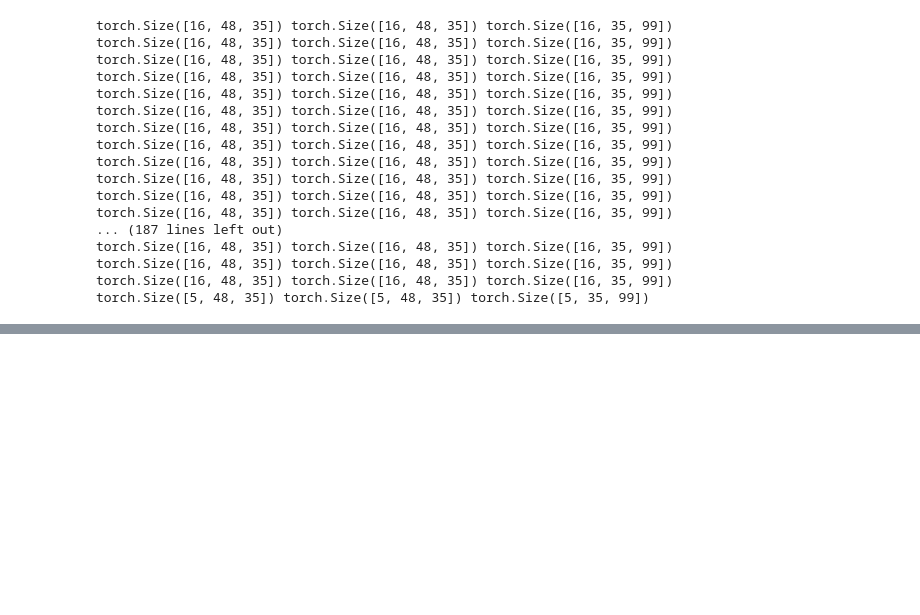
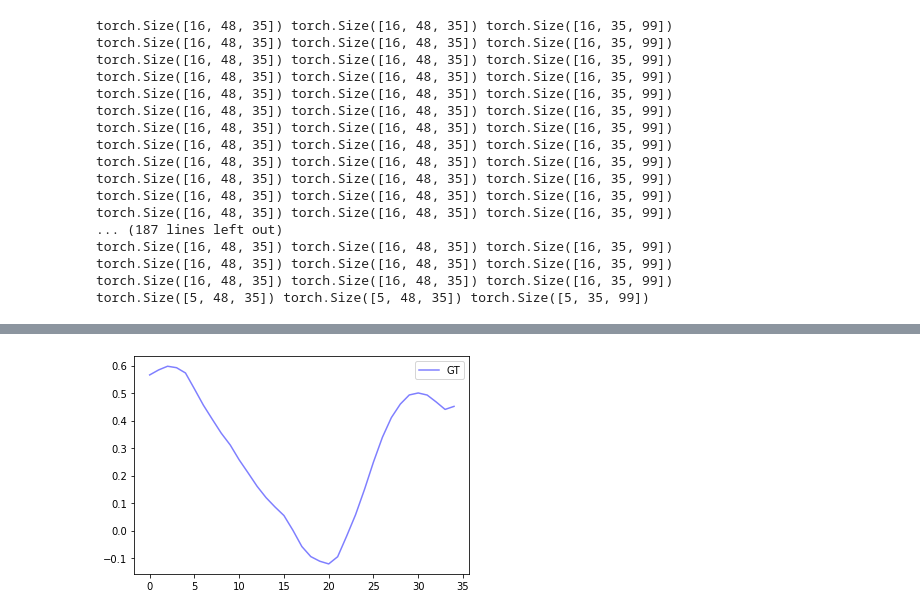
Before and after one commit to tileb1/LearnTrajDep, a Jupyter notebook: Untitled.ipynb, the cells around one changed output, grey strips where cells are left out. Cells and saved outputs as stored; diff of their text form; code cells hidden in the pictures; blank space fills up the shorter version.

```diff
--- a/Untitled.ipynb
+++ b/Untitled.ipynb
@@ -47,0 +64,6 @@ tensor([0.2792, 0.3498, 0.3957, 0.4192, 0.4428])
+# %%
+plt.plot(some_seq[0, joint_index, :], c='blue', label='GT', alpha=0.5)
+plt.legend()
+plt.show()
+# %% [output]
+[figure, added]
```
Also changed, not shown: parts of 5 cells of this notebook, 4 other files.
